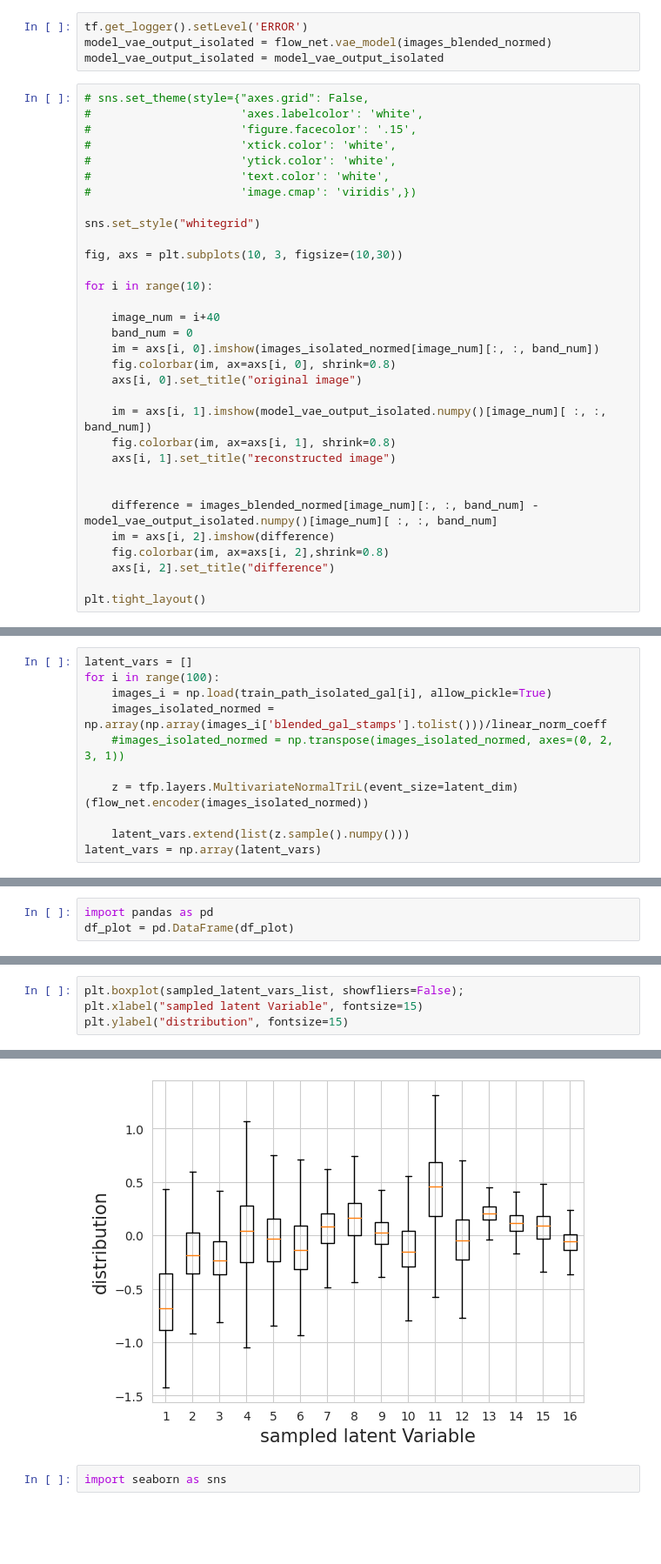
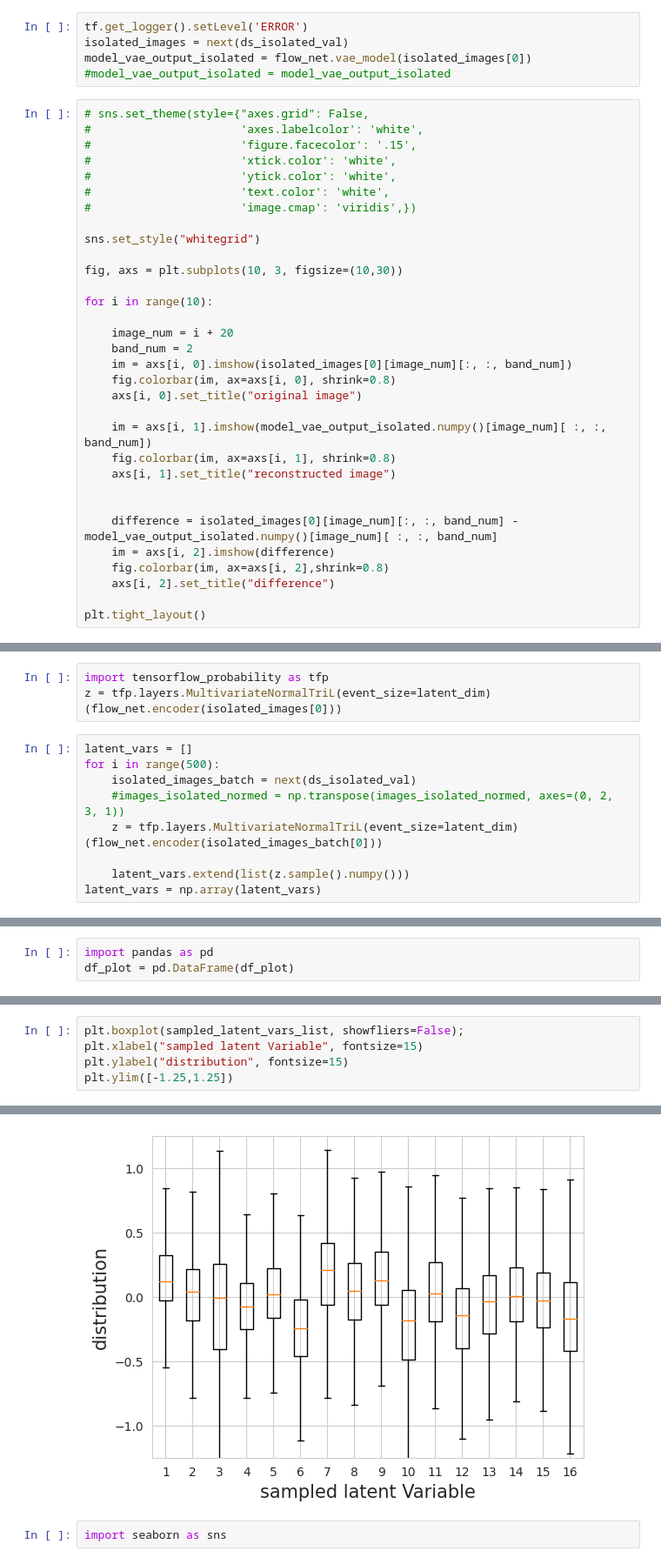
Before and after one commit to b-biswas/MADNESS-legacy, a Jupyter notebook: notebooks/basic_tests.ipynb, the cells around one changed output, grey strips where cells are left out. Shown at 87% size. Cells and saved outputs as stored; diff of their text form; blank space fills up the shorter version.

```diff
--- a/notebooks/basic_tests.ipynb
+++ b/notebooks/basic_tests.ipynb
@@ -114,8 +122,9 @@ None
 If the VAE is able to correctly reconstruct images, we can conclude that the decoder can be used as a generative model
 # %%
 tf.get_logger().setLevel('ERROR')
-model_vae_output_isolated = flow_net.vae_model(images_blended_normed)
-model_vae_output_isolated = model_vae_output_isolated
+isolated_images = next(ds_isolated_val)
+model_vae_output_isolated = flow_net.vae_model(isolated_images[0])
+#model_vae_output_isolated = model_vae_output_isolated
 # %%
 # sns.set_theme(style={"axes.grid": False,
 #                      'axes.labelcolor': 'white',
@@ -131,9 +140,9 @@ fig, axs = plt.subplots(10, 3, figsize=(10,30))
 
 for i in range(10):
 
-    image_num = i+40
-    band_num = 0
-    im = axs[i, 0].imshow(images_isolated_normed[image_num][:, :, band_num])
+    image_num = i + 20
+    band_num = 2
+    im = axs[i, 0].imshow(isolated_images[0][image_num][:, :, band_num])
     fig.colorbar(im, ax=axs[i, 0], shrink=0.8)
     axs[i, 0].set_title("original image")
 
@@ -142,7 +151,7 @@ for i in range(10):
     axs[i, 1].set_title("reconstructed image")
 
 
-    difference = images_blended_normed[image_num][:, :, band_num] - model_vae_output_isolated.numpy()[image_num][ :, :, band_num]
+    difference = isolated_images[0][image_num][:, :, band_num] - model_vae_output_isolated.numpy()[image_num][ :, :, band_num]
     im = axs[i, 2].imshow(difference)
     fig.colorbar(im, ax=axs[i, 2],shrink=0.8)
     axs[i, 2].set_title("difference")
@@ -165,11 +169,12 @@ images = np.load(validation_path_isolated_gal[0], allow_pickle=True)
+# %%
+import tensorflow_probability as tfp
+z = tfp.layers.MultivariateNormalTriL(event_size=latent_dim)(flow_net.encoder(isolated_images[0]))
 # %%
 latent_vars = []
-for i in range(100):
-    images_i = np.load(train_path_isolated_gal[i], allow_pickle=True)
-    images_isolated_normed = np.array(np.array(images_i['blended_gal_stamps'].tolist()))/linear_norm_coeff
+for i in range(500):
+    isolated_images_batch = next(ds_isolated_val)
     #images_isolated_normed = np.transpose(images_isolated_normed, axes=(0, 2, 3, 1))
-
-    z = tfp.layers.MultivariateNormalTriL(event_size=latent_dim)(flow_net.encoder(images_isolated_normed))
+    z = tfp.layers.MultivariateNormalTriL(event_size=latent_dim)(flow_net.encoder(isolated_images_batch[0]))
 
     latent_vars.extend(list(z.sample().numpy()))
 latent_vars = np.array(latent_vars)
@@ -290,4 +300,5 @@ df_plot
 plt.boxplot(sampled_latent_vars_list, showfliers=False);
 plt.xlabel("sampled latent Variable", fontsize=15)
 plt.ylabel("distribution", fontsize=15)
+plt.ylim([-1.25,1.25])
 # %% [output]
@@ -295,4 +306,4 @@ Text(0, 0.5, 'distribution')
-[figure, old version]
+[figure, new version]
 # %%
 import seaborn as sns
 # %%
```
Also changed, not shown: parts of 32 cells of this notebook, 13 other files.
